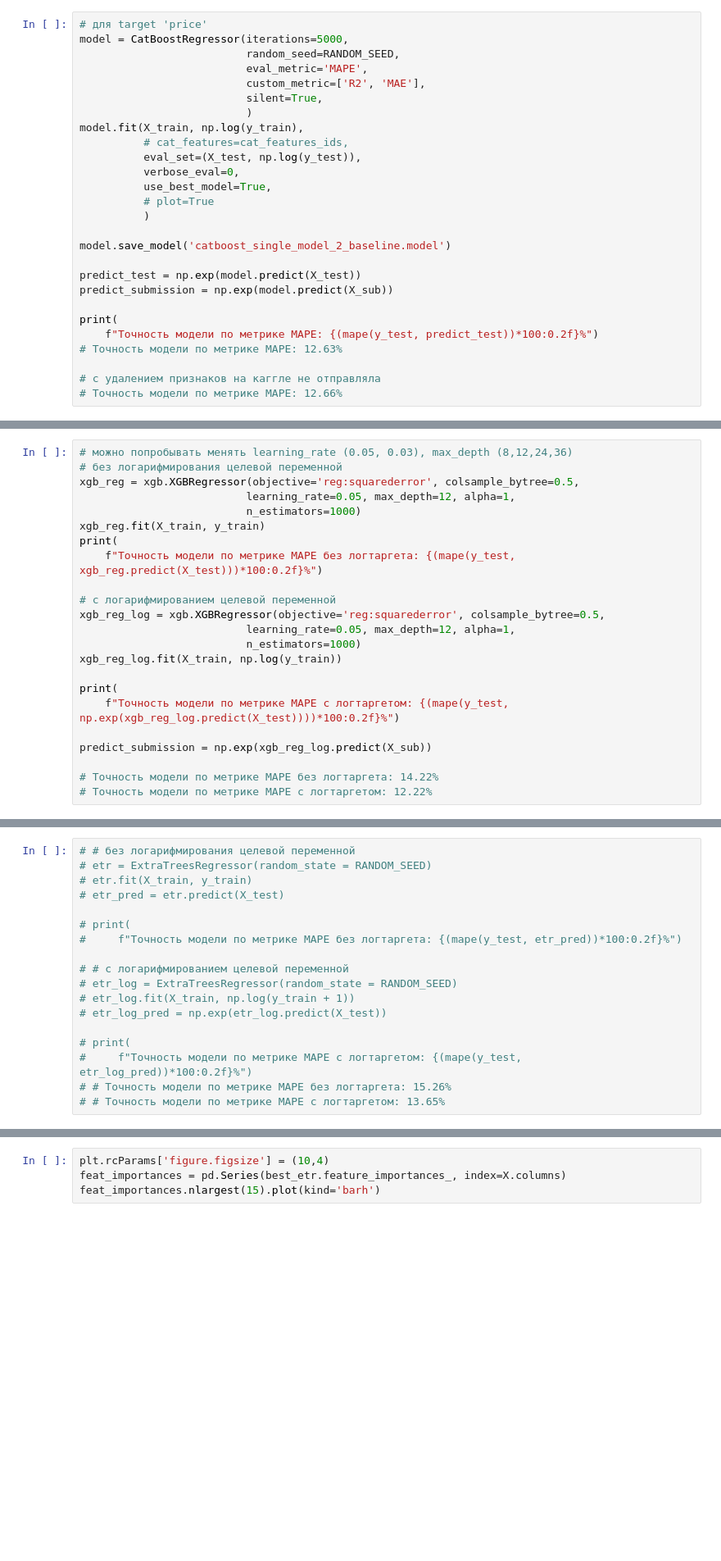
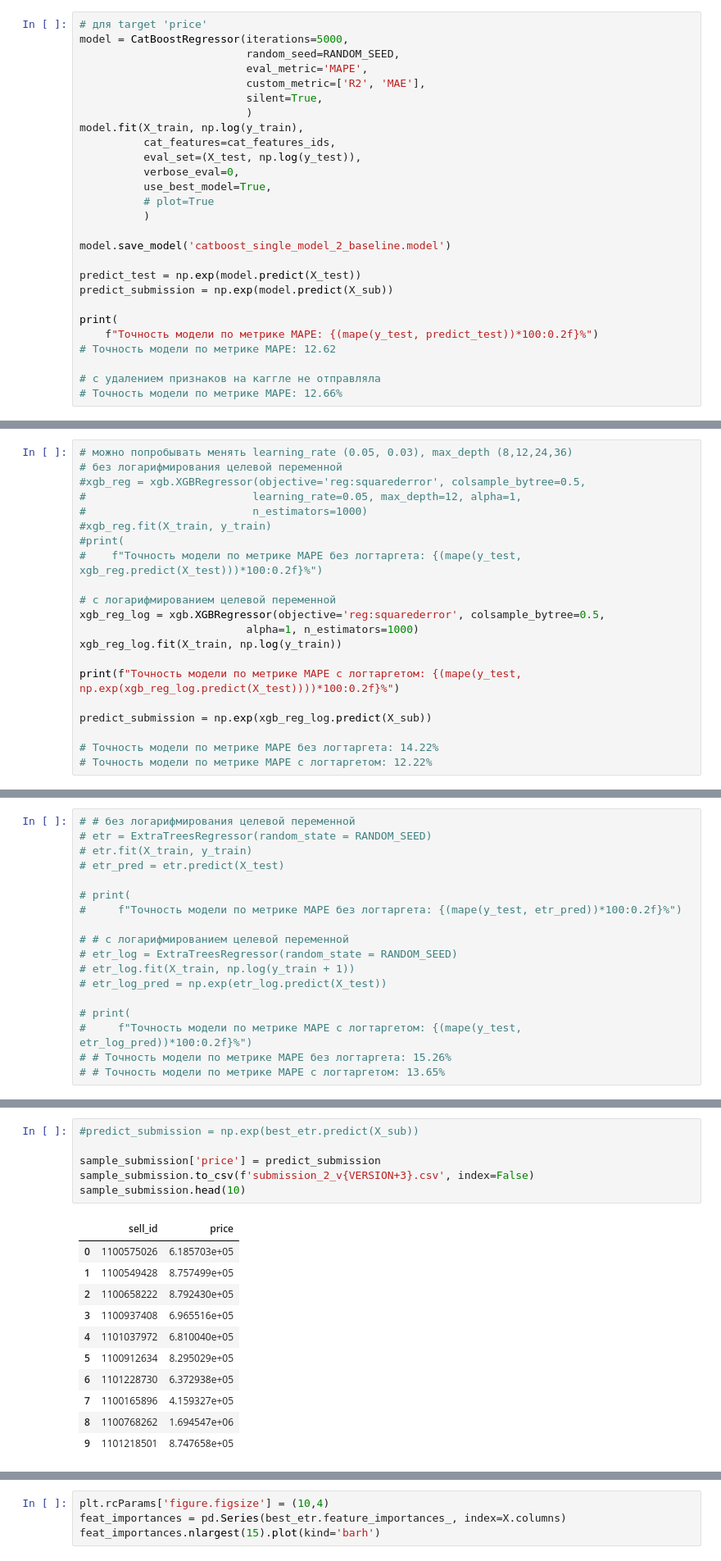
Before and after one commit to LudmilaGR/SF_DSPR_28_Gil, a Jupyter notebook: module_6/[SF-DST Car Price Prediction] Modelling DSPR-28 .ipynb, the cells around one changed output, grey strips where cells are left out. Shown at 82% size. Cells and saved outputs as stored; diff of their text form; blank space fills up the shorter version.

```diff
--- a/module_6/[SF-DST Car Price Prediction] Modelling DSPR-28 .ipynb
+++ b/module_6/[SF-DST Car Price Prediction] Modelling DSPR-28 .ipynb
@@ -297,7 +301,7 @@ model = CatBoostRegressor(iterations=5000,
                           silent=True,
                           )
 model.fit(X_train, np.log(y_train),
-          # cat_features=cat_features_ids,
+          cat_features=cat_features_ids,
           eval_set=(X_test, np.log(y_test)),
           verbose_eval=0,
           use_best_model=True,
@@ -311,7 +315,7 @@ predict_submission = np.exp(model.predict(X_sub))
 
 print(
     f"Точность модели по метрике MAPE: {(mape(y_test, predict_test))*100:0.2f}%")
-# Точность модели по метрике MAPE: 12.63%
+# Точность модели по метрике MAPE: 12.62
 
 # с удалением признаков на каггле не отправляла
 # Точность модели по метрике MAPE: 12.66%
@@ -434,21 +438,19 @@ import xgboost as xgb
 # %%
 # можно попробывать менять learning_rate (0.05, 0.03), max_depth (8,12,24,36)
 # без логарифмирования целевой переменной
-xgb_reg = xgb.XGBRegressor(objective='reg:squarederror', colsample_bytree=0.5,
-                          learning_rate=0.05, max_depth=12, alpha=1,
-                          n_estimators=1000)
-xgb_reg.fit(X_train, y_train)
-print(
-    f"Точность модели по метрике MAPE без логтаргета: {(mape(y_test, xgb_reg.predict(X_test)))*100:0.2f}%")
+#xgb_reg = xgb.XGBRegressor(objective='reg:squarederror', colsample_bytree=0.5,
+#                          learning_rate=0.05, max_depth=12, alpha=1,
+#                          n_estimators=1000)
+#xgb_reg.fit(X_train, y_train)
+#print(
+#    f"Точность модели по метрике MAPE без логтаргета: {(mape(y_test, xgb_reg.predict(X_test)))*100:0.2f}%")
 
 # с логарифмированием целевой переменной
 xgb_reg_log = xgb.XGBRegressor(objective='reg:squarederror', colsample_bytree=0.5,
-                          learning_rate=0.05, max_depth=12, alpha=1,
-                          n_estimators=1000)
+                          alpha=1, n_estimators=1000)
 xgb_reg_log.fit(X_train, np.log(y_train))
 
-print(
-    f"Точность модели по метрике MAPE с логтаргетом: {(mape(y_test, np.exp(xgb_reg_log.predict(X_test))))*100:0.2f}%")
+print(f"Точность модели по метрике MAPE с логтаргетом: {(mape(y_test, np.exp(xgb_reg_log.predict(X_test))))*100:0.2f}%")
 
 predict_submission = np.exp(xgb_reg_log.predict(X_sub))
 
@@ -605,0 +605,18 @@ print(
+# %%
+#predict_submission = np.exp(best_etr.predict(X_sub))
+
+sample_submission['price'] = predict_submission
+sample_submission.to_csv(f'submission_2_v{VERSION+3}.csv', index=False)
+sample_submission.head(10)
+# %% [output]
+|  | sell_id | price |
+| 0 | 1100575026 | 6.185703e+05 |
+| 1 | 1100549428 | 8.757499e+05 |
+| 2 | 1100658222 | 8.792430e+05 |
+| 3 | 1100937408 | 6.965516e+05 |
+| 4 | 1101037972 | 6.810040e+05 |
+| 5 | 1100912634 | 8.295029e+05 |
+| 6 | 1101228730 | 6.372938e+05 |
+| 7 | 1100165896 | 4.159327e+05 |
+| 8 | 1100768262 | 1.694547e+06 |
+| 9 | 1101218501 | 8.747658e+05 |
```
Also changed, not shown: parts of 49 cells of this notebook, 1 other file.
